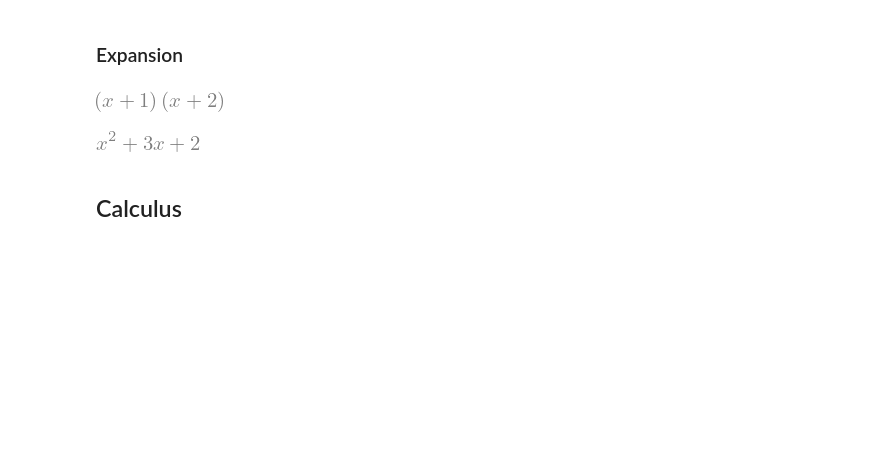
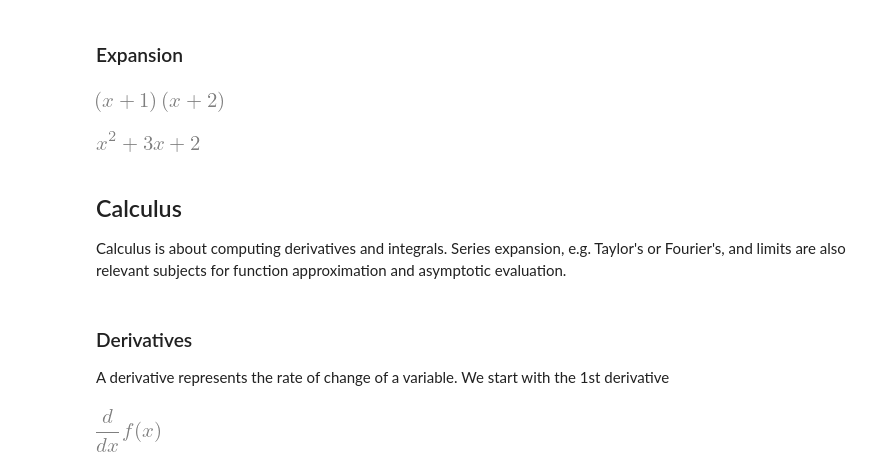
Before and after one commit to luigiselmi/numethods, a Jupyter notebook: symbolic_computation.ipynb, the cells around one changed output. Drawn from its saved outputs; the diff is of its cells as text; code cells hidden in the pictures; blank space fills up the shorter version.

```diff
--- a/symbolic_computation.ipynb
+++ b/symbolic_computation.ipynb
@@ -143,3 +143,13 @@ expr.expand()
 [figure]
 # %% [markdown]
 ## Calculus
+Calculus is about computing derivatives and integrals. Series expansion, e.g. Taylor's or Fourier's, and limits are also relevant subjects for function approximation and asymptotic evaluation.
+# %% [markdown]
+### Derivatives
+A derivative represents the rate of change of a variable. We start with the 1st derivative
+# %%
+x = sympy.Symbol('x')
+f = sympy.Function('f')(x)
+sympy.diff(f, x)
+# %% [output]
+[figure, added]
```
Also changed, not shown: parts of 48 cells of this notebook.
